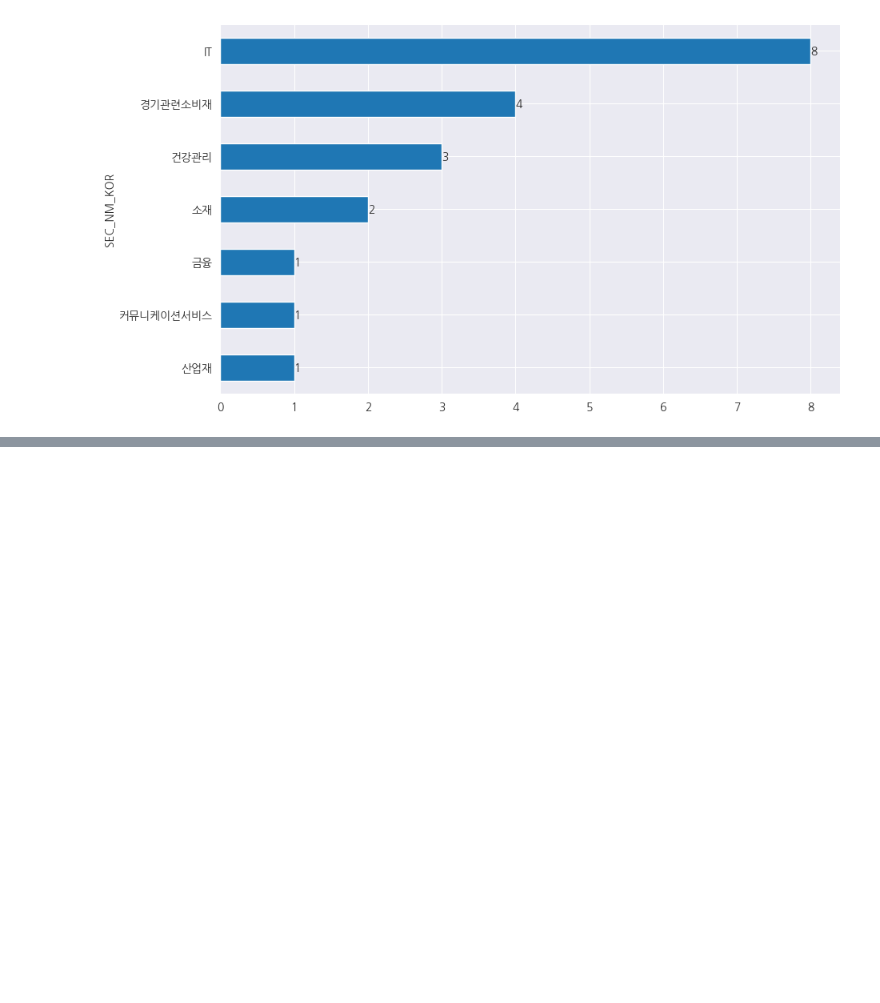
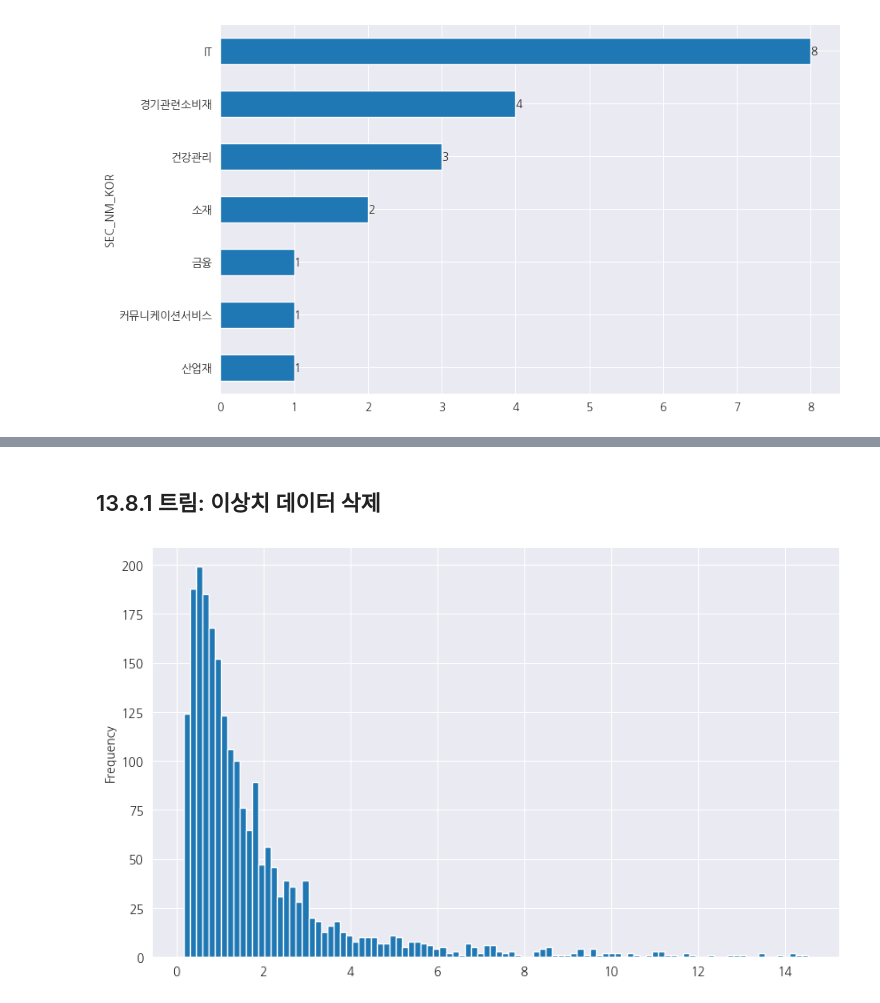
Before and after one commit to Glesep/Quant, a Jupyter notebook: chap_13/chap13.ipynb, the cells around one changed output, grey strips where cells are left out. Cells and saved outputs as stored; diff of their text form; code cells hidden in the pictures; blank space fills up the shorter version.

```diff
--- a/chap_13/chap13.ipynb
+++ b/chap_13/chap13.ipynb
@@ -1071,0 +1108,16 @@ for y,x in enumerate(sector_neutral_count['count']):
+# %% [markdown]
+## 13.8.1 트림: 이상치 데이터 삭제
+# %%
+# 상하위 1% 데이터(이상치) 삭제
+
+q_low = value_pbr['값'].quantile(0.01)
+q_hi = value_pbr['값'].quantile(0.99)
+
+value_trim = value_pbr.loc[(value_pbr['값'] > q_low) & (value_pbr['값'] < q_hi), ['값']]
+
+value_trim.plot.hist(figsize=(10, 6), bins=100, legend=False)
+plt.show()
+
+# 통곗값을 구하는 과정에서는 유효할 확률이 높지만, 팩터를 이용해 포트폴리오를 구하는 과정에서 해당 방법은 조심스럽게 사용되어야 함 -> 제거된 종목 중 정말 좋은 종목이 있을 수 있기 때문
+# %% [output]
+[figure, added]
```
Also changed, not shown: parts of 11 cells of this notebook.
